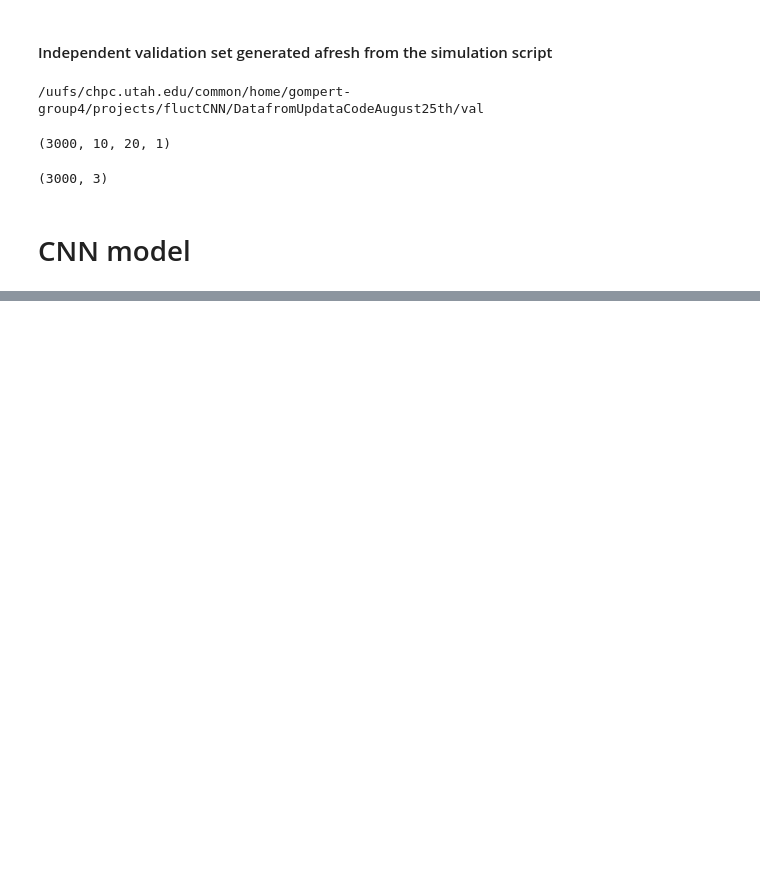
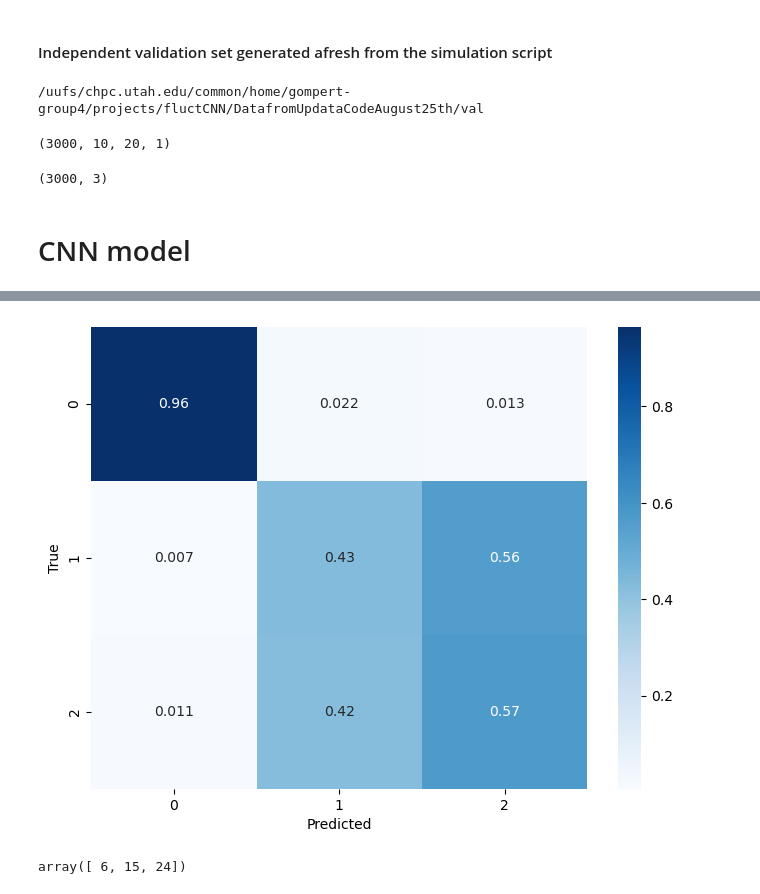
Before and after one commit to zgompert/FluctuatingSelectionCNN, a Jupyter notebook: FlucSel_ZG_clean.ipynb, the cells around one changed output, grey strips where cells are left out. Saved outputs shown, nothing was run; the diff lists cells and outputs as text; code cells hidden in the pictures; blank space fills up the shorter version.

```diff
--- a/FlucSel_ZG_clean.ipynb
+++ b/FlucSel_ZG_clean.ipynb
@@ -207,0 +234,6 @@ Epoch 00035: early stopping
+# %%
+# Making confusion matrix to find percentage of false positives an dfalse negatives
+# use of test data to make predictions based on the model fitted
+lable_predicted = model.predict(inDa_val)
+lable_predicted_categories = np.argmax(lable_predicted, axis=1)
+label_actual = np.argmax(ouLa_val, axis =1)
@@ -207,0 +260,21 @@ Epoch 00035: early stopping
+# %%
+class_names = [0,1,2] # the vector defines three classes of selection types
+# %%
+# graphical visualization of the confusion matrix in the form of heatmap
+plt.figure(figsize=(8,6))
+sns.heatmap(cm_perc,  annot=True, cmap ='Blues', xticklabels =  class_names, yticklabels = class_names)
+plt.xlabel("Predicted")
+plt.ylabel("True")
+plt.show()
+# %% [output]
+[figure, added]
+# %%
+array_2d = np.array([[1, 2, 3],
+                     [4, 5, 6],
+                     [7, 8, 9]])
+
+# Calculate the sum of each 1D array (row)
+row_sums = np.sum(array_2d, axis=1)
+row_sums
+# %% [output]
+array([ 6, 15, 24])
```
Also changed, not shown: parts of 4 cells of this notebook.
